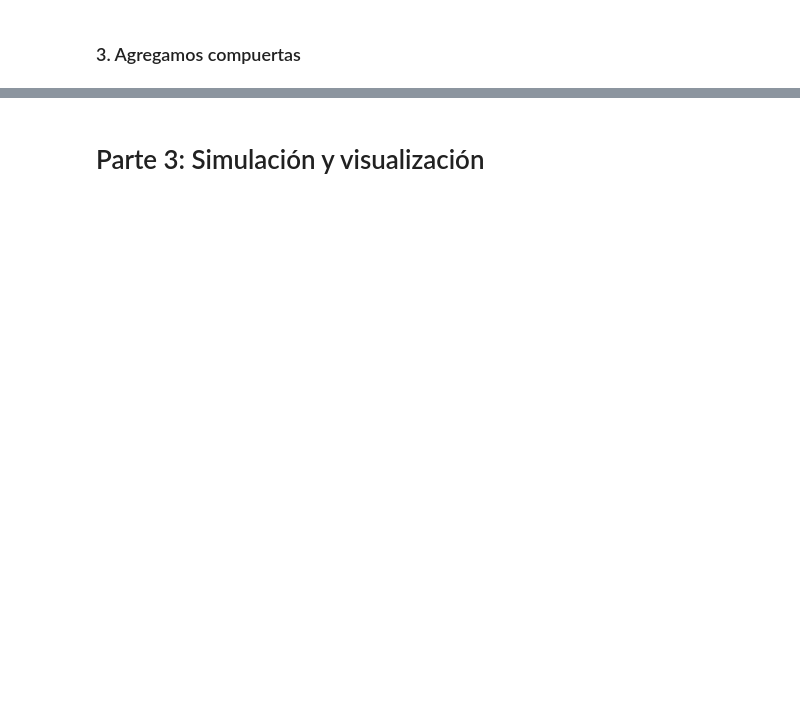
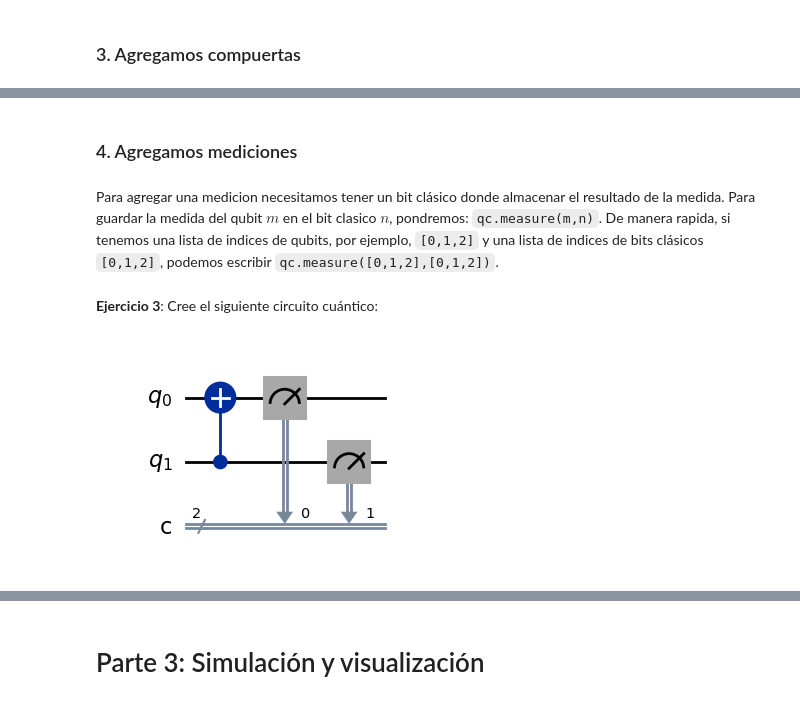
Before and after one commit to Ufoan/Taller_curso_inf_cuantica_525405, a Jupyter notebook: Lab_practico_intro_qiskit_clase_1.ipynb, the cells around one changed output, grey strips where cells are left out. Drawn from its saved outputs; the diff is of its cells as text; code cells hidden in the pictures; blank space fills up the shorter version.

```diff
--- a/Lab_practico_intro_qiskit_clase_1.ipynb
+++ b/Lab_practico_intro_qiskit_clase_1.ipynb
@@ -138,0 +159,15 @@ En caso que no funcione la tabla, poner imagen:
+# %% [markdown]
+### 4. Agregamos mediciones
+# %% [markdown]
+Para agregar una medicion necesitamos tener un bit clásico donde almacenar el resultado de la medida. Para guardar la medida del qubit $m$ en el bit clasico $n$, pondremos:
+``qc.measure(m,n)``.
+De manera rapida, si tenemos una lista de indices de qubits, por ejemplo,  ``[0,1,2]`` y una lista de indices de bits clásicos  ``[0,1,2]``, podemos escribir  ``qc.measure([0,1,2],[0,1,2])``.
+# %% [markdown]
+**Ejercicio 3**: Cree el siguiente circuito cuántico:
+# %%
+qc5 = QuantumCircuit(2,2)
+qc5.cx(1,0)
+qc5.measure([0,1],[0,1])
+qc5.draw('mpl')
+# %% [output]
+[figure, added]
```
Also changed, not shown: parts of 14 cells of this notebook.
